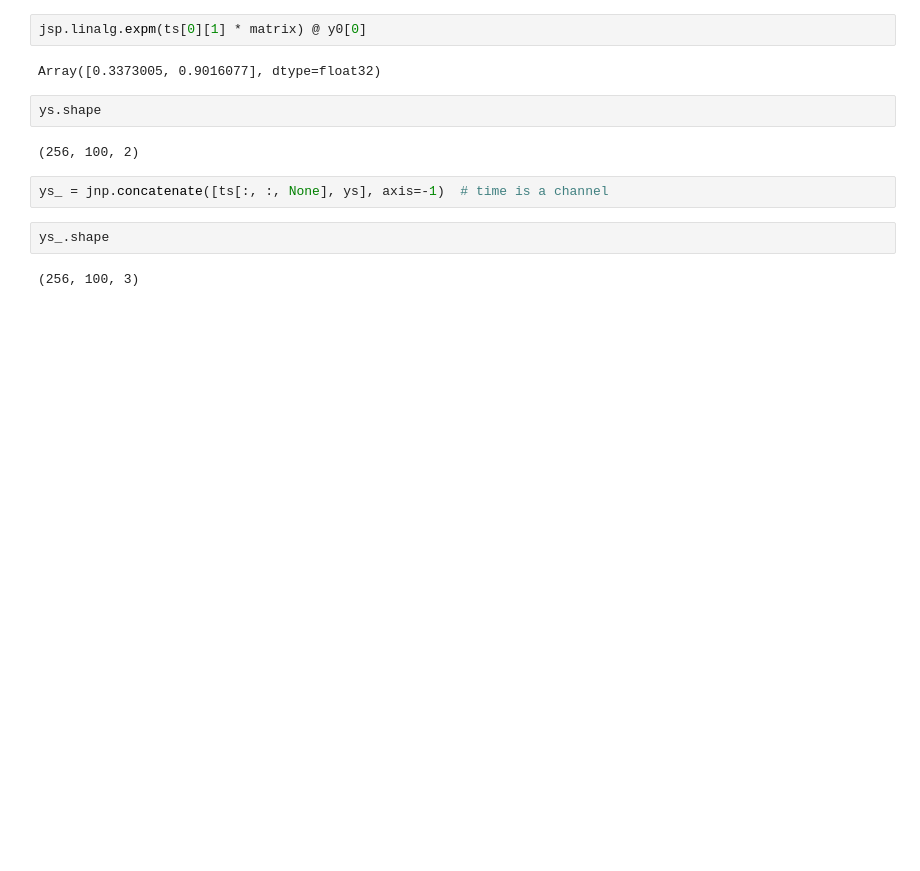
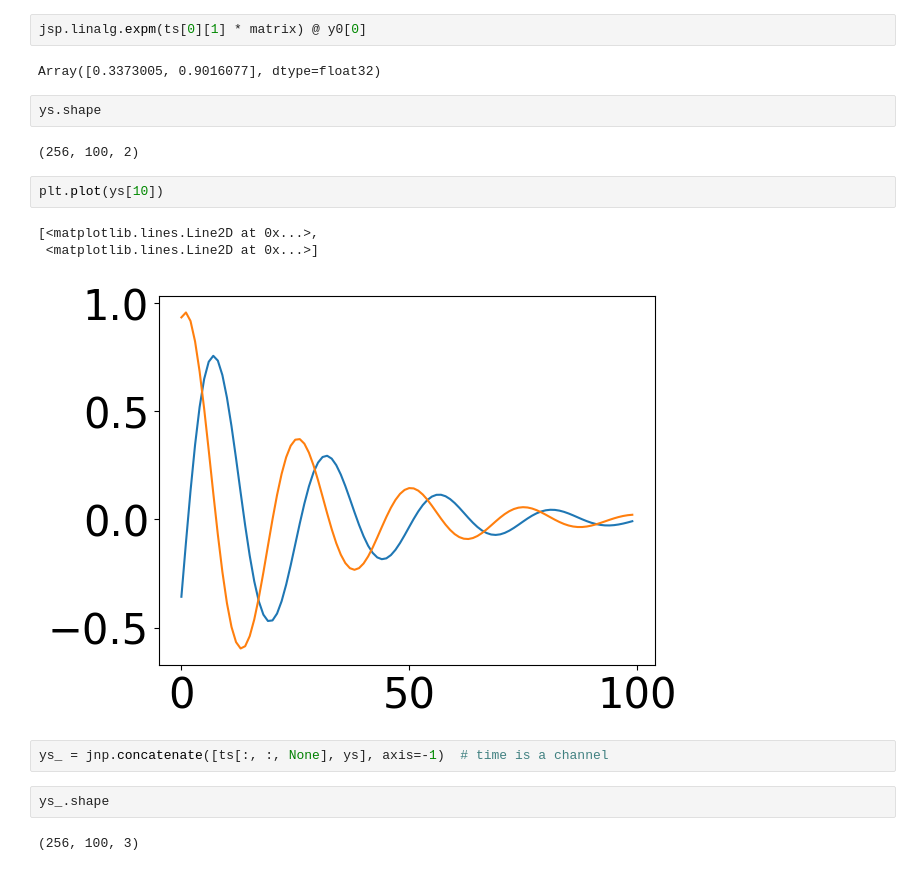
Before and after one commit to snjie209/masters, a Jupyter notebook: notebooks/KaiAC_Diffrax.ipynb, the cells around one changed output. Saved outputs shown, nothing was run; the diff lists cells and outputs as text; blank space fills up the shorter version.

```diff
--- a/notebooks/KaiAC_Diffrax.ipynb
+++ b/notebooks/KaiAC_Diffrax.ipynb
@@ -512,6 +500,12 @@ Array([0.3373005, 0.9016077], dtype=float32)
 ys.shape
 # %% [output]
 (256, 100, 2)
+# %%
+plt.plot(ys[10])
+# %% [output]
+[<matplotlib.lines.Line2D at 0x...>,
+ <matplotlib.lines.Line2D at 0x...>]
+[figure, added]
 # %%
 ys_ = jnp.concatenate([ts[:, :, None], ys], axis=-1)  # time is a channel
 # %%
```
Also changed, not shown: parts of 95 cells of this notebook, 3 other files.
